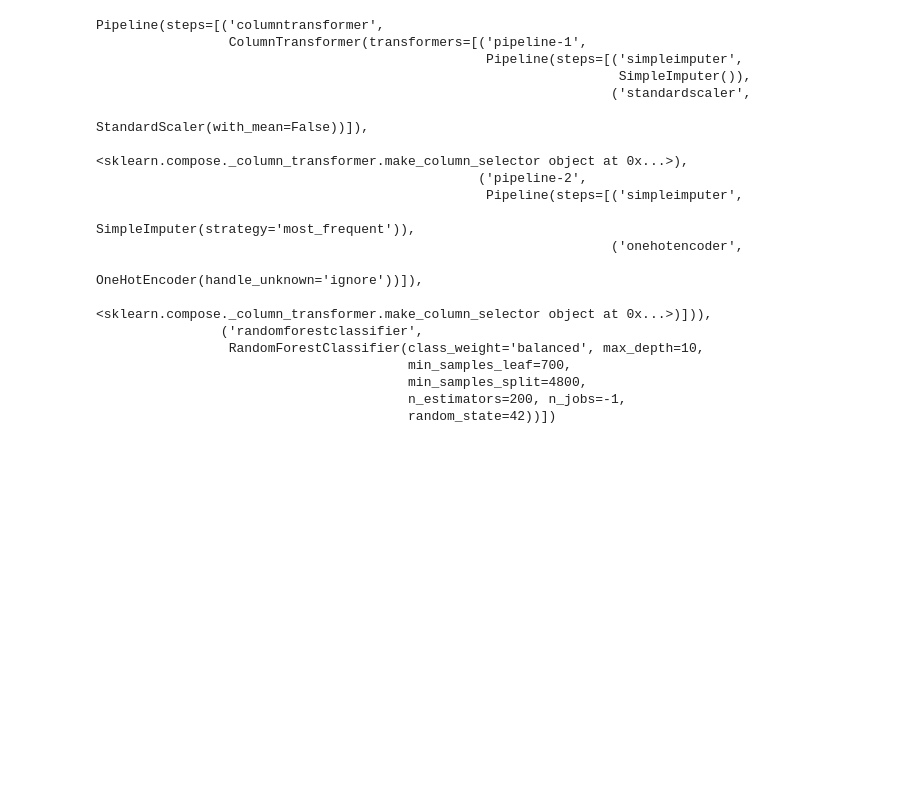
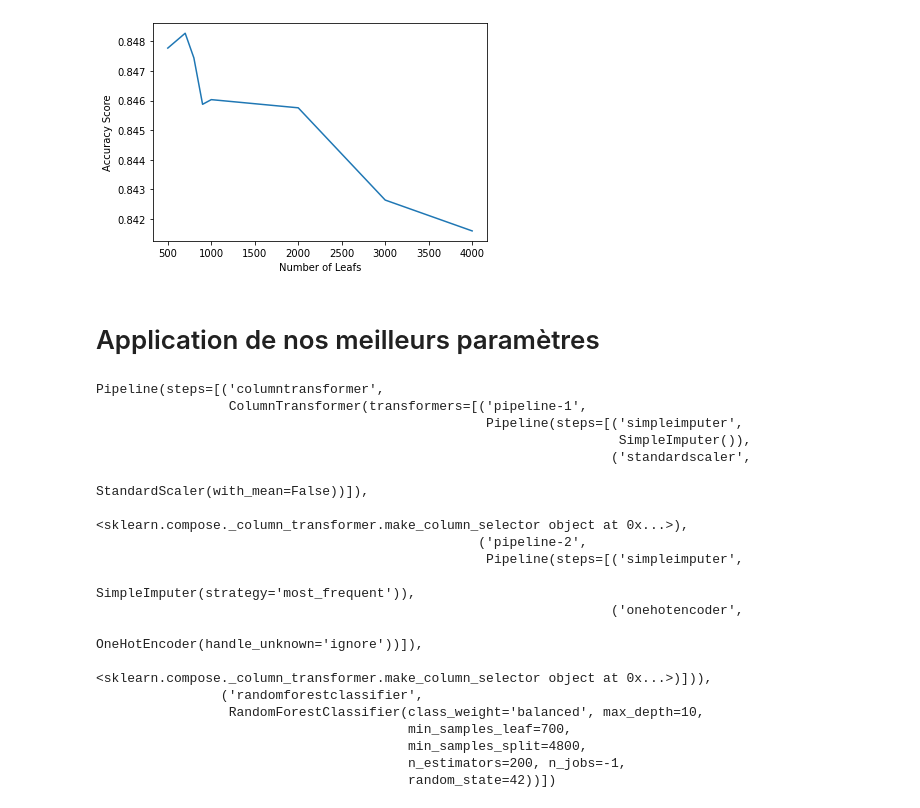
Before and after one commit to emaddar/SBA, a Jupyter notebook: Emad/RFR/RFR_Model.ipynb, the cells around one changed output. Saved outputs shown, nothing was run; the diff lists cells and outputs as text; code cells hidden in the pictures; blank space fills up the shorter version.

```diff
--- a/Emad/RFR/RFR_Model.ipynb
+++ b/Emad/RFR/RFR_Model.ipynb
@@ -91,3 +162,22 @@ preprocessor, X_train, X_test, y_train, y_test = make_pipeline_to_ML(X,y)
+# %%
+score_list = [0.8477718661149115,
+    0.8482729499197703,
+    0.8474396869633758,
+    0.8458745038425809,
+    0.8460321481856825,0.8457562705852546,0.842642794808997,0.8416012161135039
+]
+min_samples_leaf = [500,700,800,900, 1000,2000,3000,4000]
+
+import matplotlib.pyplot as plt
+
+plt.plot(min_samples_leaf, score_list)
+plt.xlabel("Number of Leafs")
+plt.ylabel("Accuracy Score")
+plt.show()
+# %% [output]
+[figure, added]
+# %% [markdown]
+# Application de nos meilleurs paramètres
 # %%
 # Add the RandomForestClassifier to the pipeline
 clf = make_pipeline(preprocessor, RandomForestClassifier(random_state=42,
```
Also changed, not shown: parts of 17 cells of this notebook, 6 other files.
